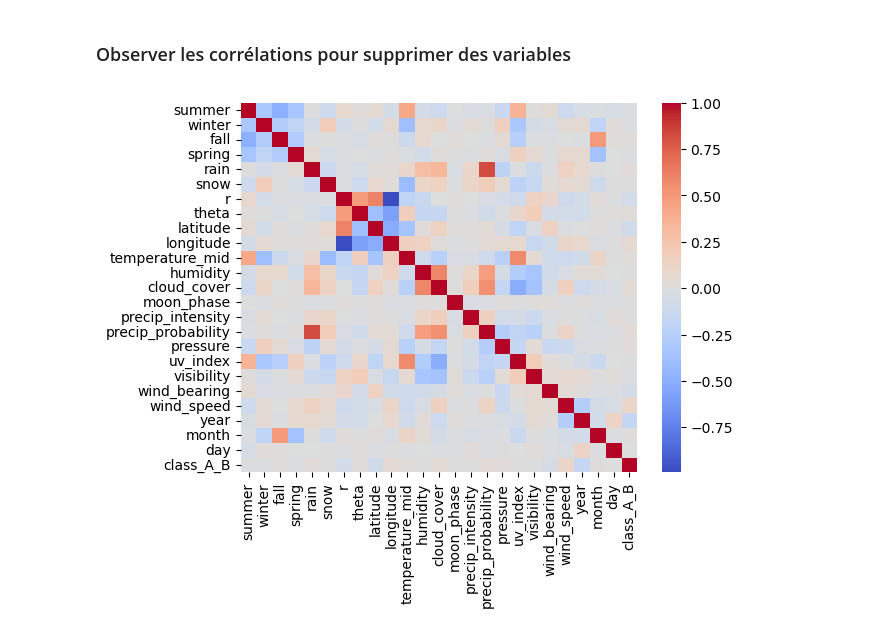
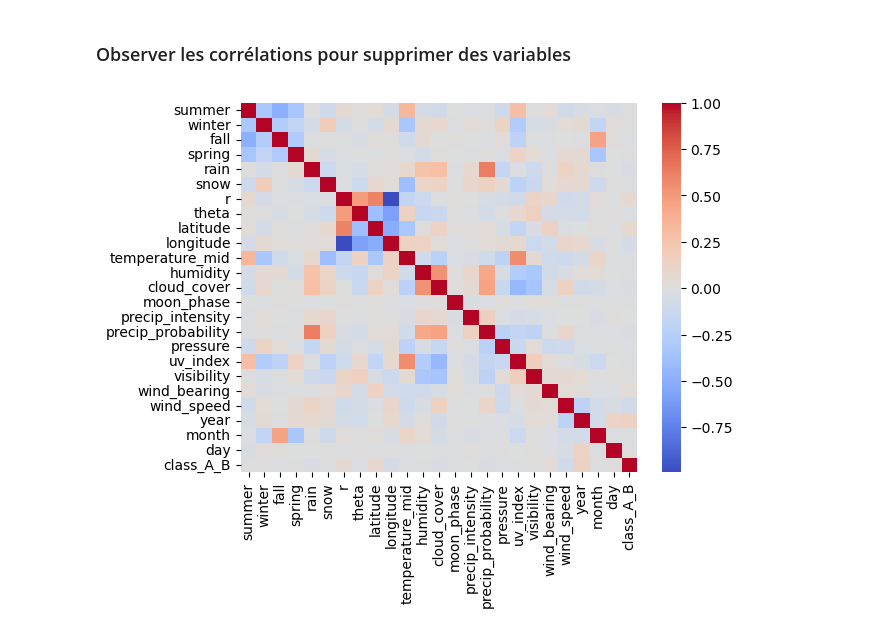
Before and after one commit to MiguelLaura/bigfoot, a Jupyter notebook: Aurelie/correlation_heat_map_bigfoot.ipynb, the cells around one changed output. Saved outputs shown, nothing was run; the diff lists cells and outputs as text; code cells hidden in the pictures.

Commit message:
Remplacer correlation_heat_map_bigfoot.ipynb

```diff
--- a/Aurelie/correlation_heat_map_bigfoot.ipynb
+++ b/Aurelie/correlation_heat_map_bigfoot.ipynb
@@ -193,9 +224,51 @@ features = [
+# %%
+def fill_missing(df):
+    '''
+    replace empty values by column's mean in dataframe
+    '''
+    return df.copy().fillna(df.mean())
+
+def calculate_zscore(df):
+    '''
+    scales columns in dataframe using z-score
+    '''
+    df = df.copy()
+    for col in df.columns:
+        df[col] = (df[col] - df[col].mean())/df[col].std(ddof=0)
+
+    return df
+
+def normalize_column_modality(df):
+    '''
+    divides each column by the probability μₘ of the modality
+    (number of ones in the column divided by N) only for one hot columns
+    '''
+    df = df.copy()
+    length = len(df)
+    for col in df.columns:
+        weight = math.sqrt(sum(df[col])/length)
+        df[col] = df[col]/weight
+
+    return df
+
+def center_columns(df):
+    '''
+    center columns by subtracting the mean value
+    '''
+    df = df.copy()
+    for col in df.columns:
+        df[col] = (df[col] - df[col].mean())
+    return df
+# %%
+bigfoot_num = pd.DataFrame(calculate_zscore(fill_missing(bigfoot[numeric_cols])))
+bigfoot_cat = center_columns(normalize_column_modality(bigfoot[cat_cols]))
+bigfoot_fill = pd.concat([bigfoot_num, bigfoot_cat], axis=1)
 # %%
-corr = bigfoot[features].corr()
+corr = bigfoot_fill[features].corr()
 sns.heatmap(corr, cmap="coolwarm")
 plt.show()
 # %% [output]
-[figure, old version]
+[figure, new version]
 # %%
 corr["class_A_B"]
 # %% [output]
```
Also changed, not shown: parts of 4 cells of this notebook.
